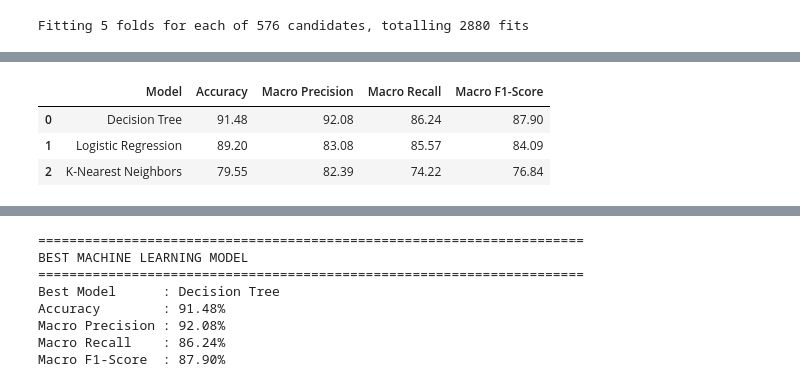
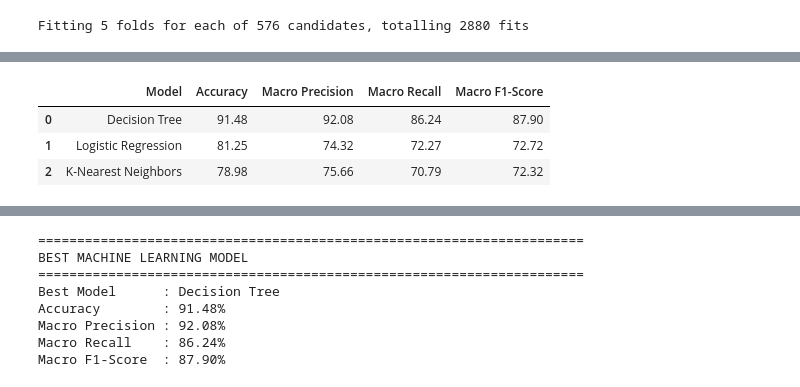
Before and after one commit to yc620-design/Obesity-Levels-Final-, a Jupyter notebook: OBE (1).ipynb, the cells around one changed output, grey strips where cells are left out. Drawn from its saved outputs; the diff is of its cells as text; code cells hidden in the pictures.

```diff
--- a/OBE (1).ipynb
+++ b/OBE (1).ipynb
@@ -908,6 +862,8 @@ Fitting 5 folds for each of 96 candidates, totalling 480 fits
 # ============================================================
 # MODEL EVALUATION
 # ============================================================
+
+import pandas as pd
 
 from sklearn.metrics import (
     accuracy_score,
@@ -916,63 +872,105 @@ from sklearn.metrics import (
     f1_score
 )
 
+
+# ============================================================
+# MODELS
+# ============================================================
+
 models = {
     "Decision Tree": best_dt,
-    "Logistic Regression": best_lr,
+    "Logistic Regression": lr_model,
     "K-Nearest Neighbors": best_knn
 }
 
+
+# ============================================================
+# EVALUATE MODELS
+# ============================================================
+
 results = []
+
 
 for name, model in models.items():
 
+    # Prediction
     y_pred = model.predict(
         X_test_scaled
     )
 
+
+    # Accuracy
     accuracy = accuracy_score(
         y_test,
         y_pred
     )
 
+
+    # Macro Precision
     precision = precision_score(
         y_test,
         y_pred,
         average="macro",
         zero_division=0
     )
 
+
+    # Macro Recall
     recall = recall_score(
         y_test,
         y_pred,
         average="macro",
         zero_division=0
     )
 
+
+    # Macro F1-Score
     f1 = f1_score(
         y_test,
         y_pred,
         average="macro",
         zero_division=0
     )
 
+
     results.append({
+
         "Model": name,
-        "Accuracy": accuracy * 100,
-        "Macro Precision": precision * 100,
-        "Macro Recall": recall * 100,
-        "Macro F1-Score": f1 * 100
+
+        "Accuracy":
+            accuracy * 100,
+
+        "Macro Precision":
+            precision * 100,
+
+        "Macro Recall":
+            recall * 100,
+
+        "Macro F1-Score":
+            f1 * 100
     })
 
-results_df = pd.DataFrame(results)
+
+# ============================================================
+# CREATE DATAFRAME
+# ============================================================
+
+results_df = pd.DataFrame(
+    results
+)
+
+
+# ============================================================
+# DISPLAY
+# ============================================================
 
 display(
     results_df.round(2)
 )
 # %% [output]
 |  | Model | Accuracy | Macro Precision | Macro Recall | Macro F1-Score |
 | 0 | Decision Tree | 91.48 | 92.08 | 86.24 | 87.90 |
-| 1 | Logistic Regression | 89.20 | 83.08 | 85.57 | 84.09 |
-| 2 | K-Nearest Neighbors | 79.55 | 82.39 | 74.22 | 76.84 |
+| 1 | Logistic Regression | 81.25 | 74.32 | 72.27 | 72.72 |
+| 2 | K-Nearest Neighbors | 78.98 | 75.66 | 70.79 | 72.32 |
 # %%
 # ============================================================
```
Also changed, not shown: parts of 9 cells of this notebook, 1 other file.
